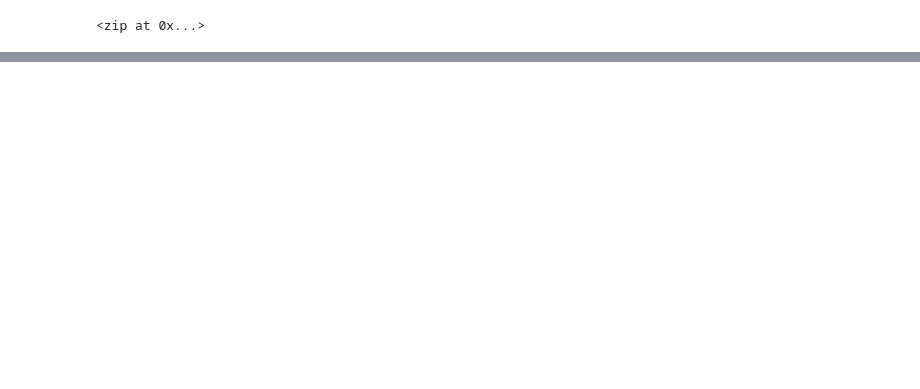
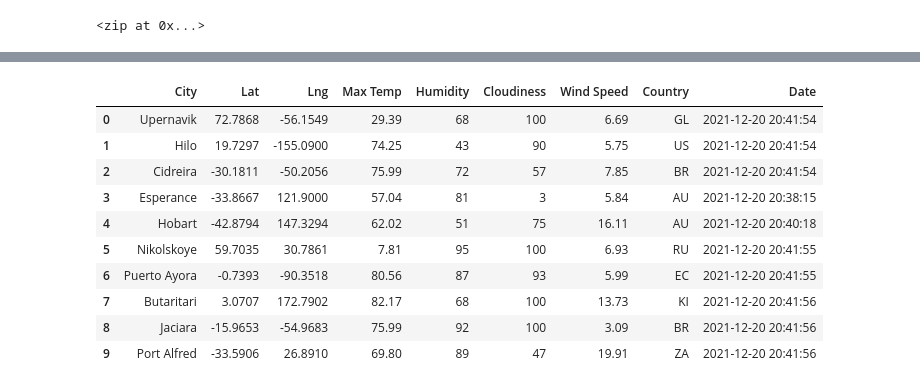
Before and after one commit to tkirk70/World_Weather_Analysis, a Jupyter notebook: WeatherPy.ipynb, the cells around one changed output, grey strips where cells are left out. Drawn from its saved outputs; the diff is of its cells as text; code cells hidden in the pictures; blank space fills up the shorter version.

Commit message:
Modify .gitignore and add .csv of dataframe.

```diff
--- a/WeatherPy.ipynb
+++ b/WeatherPy.ipynb
@@ -42,0 +55,10 @@ len(cities)
+# %%
+# Create an empty list to hold the weather data.
+city_data = []
+# Print the beginning of the logging.
+print("Beginning Data Retrieval     ")
+print("-----------------------------")
+
+# Create counters.
+record_count = 1
+set_count = 1
@@ -42,0 +140,18 @@ len(cities)
+# %%
+# 6.2.7 Create a DataFrame of City Weather Data
+
+# Convert the array of dictionaries to a Pandas DataFrame.
+city_data_df = pd.DataFrame(city_data)
+city_data_df.head(10)
+# %% [output]
+|  | City | Lat | Lng | Max Temp | Humidity | Cloudiness | Wind Speed | Country | Date |
+| 0 | Upernavik | 72.7868 | -56.1549 | 29.39 | 68 | 100 | 6.69 | GL | 2021-12-20 20:41:54 |
+| 1 | Hilo | 19.7297 | -155.0900 | 74.25 | 43 | 90 | 5.75 | US | 2021-12-20 20:41:54 |
+| 2 | Cidreira | -30.1811 | -50.2056 | 75.99 | 72 | 57 | 7.85 | BR | 2021-12-20 20:41:54 |
+| 3 | Esperance | -33.8667 | 121.9000 | 57.04 | 81 | 3 | 5.84 | AU | 2021-12-20 20:38:15 |
+| 4 | Hobart | -42.8794 | 147.3294 | 62.02 | 51 | 75 | 16.11 | AU | 2021-12-20 20:40:18 |
+| 5 | Nikolskoye | 59.7035 | 30.7861 | 7.81 | 95 | 100 | 6.93 | RU | 2021-12-20 20:41:55 |
+| 6 | Puerto Ayora | -0.7393 | -90.3518 | 80.56 | 87 | 93 | 5.99 | EC | 2021-12-20 20:41:55 |
+| 7 | Butaritari | 3.0707 | 172.7902 | 82.17 | 68 | 100 | 13.73 | KI | 2021-12-20 20:41:56 |
+| 8 | Jaciara | -15.9653 | -54.9683 | 75.99 | 92 | 100 | 3.09 | BR | 2021-12-20 20:41:56 |
+| 9 | Port Alfred | -33.5906 | 26.8910 | 69.80 | 89 | 47 | 19.91 | ZA | 2021-12-20 20:41:56 |
```
Also changed, not shown: parts of 8 cells of this notebook, 4 other files.
